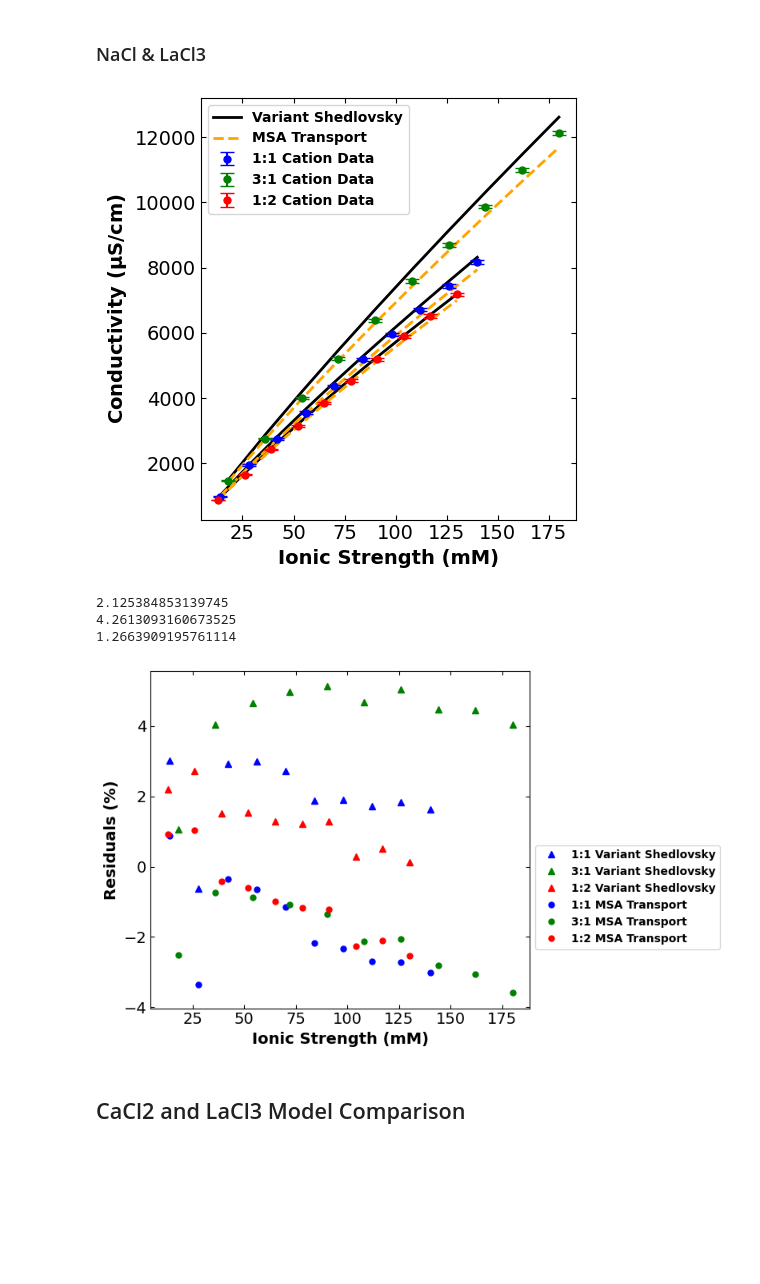
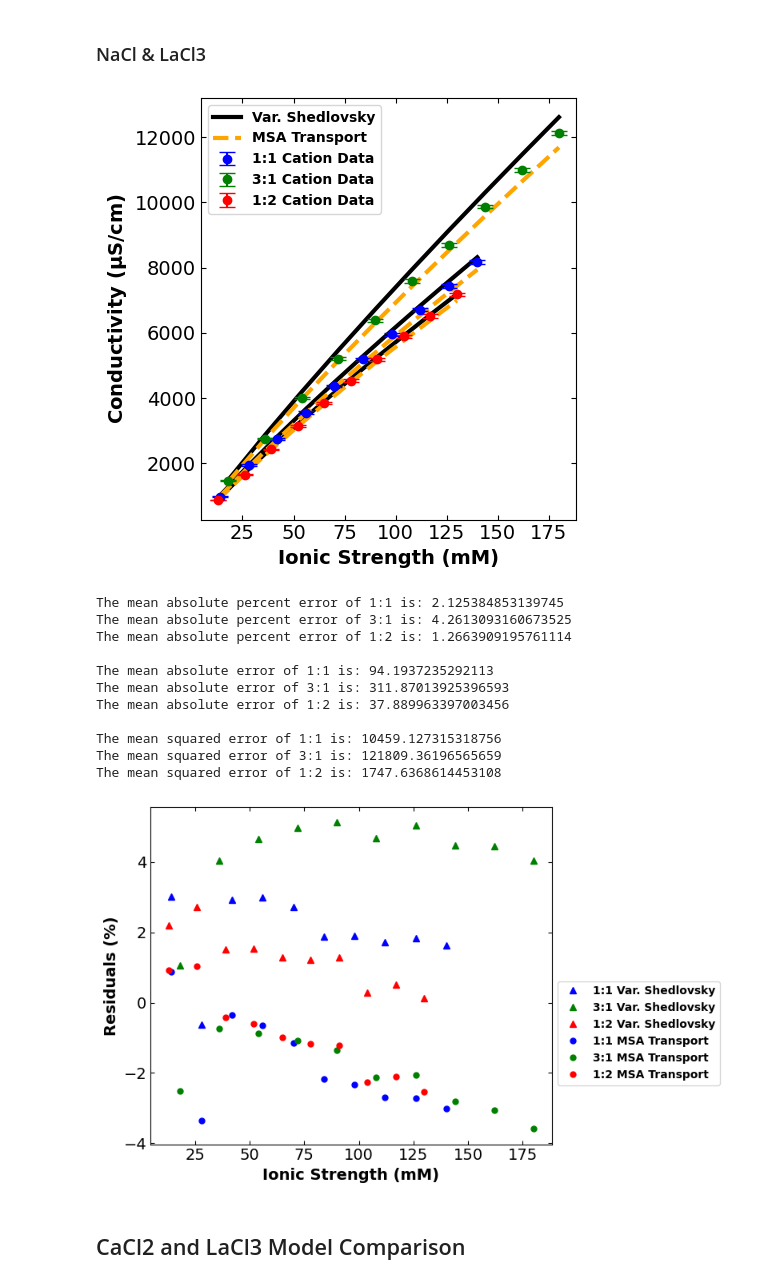
Before and after one commit to dowlinglab/salts-conductivity-modelling, a Jupyter notebook: Multicomponents-conductivity-paper.ipynb, the cells around one changed output. Saved outputs shown, nothing was run; the diff lists cells and outputs as text; code cells hidden in the pictures; blank space fills up the shorter version.

```diff
--- a/Multicomponents-conductivity-paper.ipynb
+++ b/Multicomponents-conductivity-paper.ipynb
@@ -489,20 +591,20 @@ specific_cond_23 = [specific_cond_nacl_23[i] + specific_cond_lacl3_13[i] for i i
 
 # making plot comparison of calculated and experimental conductivity of NaCl and CaCl2
 fig = plt.figure(figsize=(5, 5))
-plt.plot(ionic_strength_na_la_1_1, specific_cond_21, "-", color="black", linewidth=2, label="Variant Shedlovsky")
-plt.plot(ionic_strength_na_la_3_1, specific_cond_22, "-", linewidth=2, color="black")
-plt.plot(ionic_strength_na_la_1_2, specific_cond_23, "-", color="black", linewidth=2)
-plt.plot(ionic_strength_na_la_1_1, all_cond_calc_con3, "--", color="orange", linewidth=2, label="MSA Transport")
-plt.plot(ionic_strength_na_la_3_1, all_cond_calc_con32, "--", color="orange", linewidth=2)
-plt.plot(ionic_strength_na_la_1_2, all_cond_calc_con33, "--", color="orange", linewidth=2)
+plt.plot(ionic_strength_na_la_1_1, specific_cond_21, "-", color="black", linewidth=3, label="Var. Shedlovsky")
+plt.plot(ionic_strength_na_la_3_1, specific_cond_22, "-", linewidth=3, color="black")
+plt.plot(ionic_strength_na_la_1_2, specific_cond_23, "-", color="black", linewidth=3)
+plt.plot(ionic_strength_na_la_1_1, all_cond_calc_con3, "--", color="orange", linewidth=3, label="MSA Transport")
+plt.plot(ionic_strength_na_la_3_1, all_cond_calc_con32, "--", color="orange", linewidth=3)
+plt.plot(ionic_strength_na_la_1_2, all_cond_calc_con33, "--", color="orange", linewidth=3)
 plt.errorbar(
-    ionic_strength_na_la_1_1, cond_exp3, yerr=error_na_la_1_1, fmt='o', ecolor='blue', capsize=5, markersize=5, markerfacecolor='blue',
+    ionic_strength_na_la_1_1, cond_exp3, yerr=error_na_la_1_1, fmt='o', ecolor='blue', capsize=6, markersize=6, markerfacecolor='blue',
     markeredgecolor='blue', label='1:1 Cation Data')
 plt.errorbar(
-    ionic_strength_na_la_3_1, cond_exp32, yerr=error_na_la_3_1, fmt='o', ecolor='green', capsize=5, markersize=5, markerfacecolor='green',
+    ionic_strength_na_la_3_1, cond_exp32, yerr=error_na_la_3_1, fmt='o', ecolor='green', capsize=6, markersize=6, markerfacecolor='green',
     markeredgecolor='green', label='3:1 Cation Data')
 plt.errorbar(
-    ionic_strength_na_la_1_2, cond_exp33, yerr=error_na_la_1_2, fmt='o', ecolor='red', capsize=5, markersize=5, markerfacecolor='red',
+    ionic_strength_na_la_1_2, cond_exp33, yerr=error_na_la_1_2, fmt='o', ecolor='red', capsize=6, markersize=6, markerfacecolor='red',
     markeredgecolor='red', label='1:2 Cation Data')
 plt.xlabel("Ionic Strength (mM)", fontsize=14,fontweight='bold')
 plt.ylabel("Conductivity ($\mathbf{\mu}$S/cm)", fontsize=14,fontweight='bold')
@@ -514,7 +616,7 @@ plt.tight_layout()
 plt.savefig(r".\Paper_figures\msa_var_shed_na_la.png")
 plt.show()
 # %% [output]
-[figure, old version]
+[figure, new version]
 # %%
 # residuals for NaCl and LaCl3
 e3_2 = [specific_cond_21[i] - cond_exp3[i] for i in range(ndata4)]
@@ -523,39 +625,63 @@ e33_2 = [specific_cond_23[i] - cond_exp33[i] for i in range(ndata4)]
 # %%
 # residuals fraction
 residuals_percent3_2 = [100*e3_2[i]/cond_exp3[i] for i in range(ndata4)]
 residuals_percent32_2 = [100*e32_2[i]/cond_exp32[i] for i in range(ndata4)]
 residuals_percent33_2 = [100*e33_2[i]/cond_exp33[i] for i in range(ndata4)]
 
 # absolute value of relative error
 residuals_percent3_2_abs = [np.abs(residuals_percent3_2[i]) for i in range(ndata4)]
 residuals_percent32_2_abs = [np.abs(residuals_percent32_2[i]) for i in range(ndata4)]
 residuals_percent33_2_abs = [np.abs(residuals_percent33_2[i]) for i in range(ndata4)]
-print(np.mean(residuals_percent3_2_abs))
-print(np.mean(residuals_percent32_2_abs))
-print(np.mean(residuals_percent33_2_abs))
+print("The mean absolute percent error of 1:1 is:",np.mean(residuals_percent3_2_abs))
+print("The mean absolute percent error of 3:1 is:",np.mean(residuals_percent32_2_abs))
+print("The mean absolute percent error of 1:2 is:",np.mean(residuals_percent33_2_abs))
+
+# calculate the mean absolute error
+residuals_3_abs_shed = [np.abs(e3_2[i]) for i in range(ndata4)]
+residuals_32_abs_shed = [np.abs(e32_2[i]) for i in range(ndata4)]
+residuals_33_abs_shed = [np.abs(e33_2[i]) for i in range(ndata4)]
+print("\nThe mean absolute error of 1:1 is:",np.mean(residuals_3_abs_shed))
+print("The mean absolute error of 3:1 is:",np.mean(residuals_32_abs_shed))
+print("The mean absolute error of 1:2 is:",np.mean(residuals_33_abs_shed))
+
+# calculate the mean squared error
+sq_residuals_3_shed = [e3_2[i]**2 for i in range(ndata4)]
+sq_residuals_32_shed = [e32_2[i]**2 for i in range(ndata4)]
+sq_residuals_33_shed = [e33_2[i]**2 for i in range(ndata4)]
+print("\nThe mean squared error of 1:1 is:",np.mean(sq_residuals_3_shed))
+print("The mean squared error of 3:1 is:",np.mean(sq_residuals_32_shed))
+print("The mean squared error of 1:2 is:",np.mean(sq_residuals_33_shed))
 
 # making plots of residuals
 fig = plt.figure(figsize=(8, 5))
-plt.plot(ionic_strength_na_la_1_1, residuals_percent3_2, "^", color="blue", label="1:1 Variant Shedlovsky")
-plt.plot(ionic_strength_na_la_3_1, residuals_percent32_2, "^", color="green", label="3:1 Variant Shedlovsky")
-plt.plot(ionic_strength_na_la_1_2, residuals_percent33_2, "^", color="red", label="1:2 Variant Shedlovsky")
+plt.plot(ionic_strength_na_la_1_1, residuals_percent3_2, "^", color="blue", label="1:1 Var. Shedlovsky")
+plt.plot(ionic_strength_na_la_3_1, residuals_percent32_2, "^", color="green", label="3:1 Var. Shedlovsky")
+plt.plot(ionic_strength_na_la_1_2, residuals_percent33_2, "^", color="red", label="1:2 Var. Shedlovsky")
 plt.plot(ionic_strength_na_la_1_1, residuals_percent3, ".", markersize=10, color="blue", label="1:1 MSA Transport")
 plt.plot(ionic_strength_na_la_3_1, residuals_percent32, ".", markersize=10, color="green", label="3:1 MSA Transport")
 plt.plot(ionic_strength_na_la_1_2, residuals_percent33, ".", markersize=10, color="red", label="1:2 MSA Transport")
 plt.xlabel("Ionic Strength (mM)", fontsize=14,fontweight='bold')
 plt.ylabel("Residuals (%)", fontsize=14,fontweight='bold')
 plt.xticks(fontsize=14)
 plt.yticks(fontsize=14)
 plt.tick_params(direction="in",top=True, right=True)
 plt.legend(prop={"weight":"bold"}, bbox_to_anchor=(1, 0.5))
 plt.tight_layout()
 plt.savefig(r".\Paper_figures\msa_var_shed_na_la_residuals_per.png")
 plt.show()
 # %% [output]
-2.125384853139745
-4.2613093160673525
-1.2663909195761114
+The mean absolute percent error of 1:1 is: 2.125384853139745
+The mean absolute percent error of 3:1 is: 4.2613093160673525
+The mean absolute percent error of 1:2 is: 1.2663909195761114
+
+The mean absolute error of 1:1 is: 94.1937235292113
+The mean absolute error of 3:1 is: 311.87013925396593
+The mean absolute error of 1:2 is: 37.889963397003456
+
+The mean squared error of 1:1 is: 10459.127315318756
+The mean squared error of 3:1 is: 121809.36196565659
+The mean squared error of 1:2 is: 1747.6368614453108
-[figure, old version]
+[figure, new version]
 # %% [markdown]
 ## CaCl2 and LaCl3 Model Comparison
 # %% [markdown]
```
Also changed, not shown: parts of 7 cells of this notebook, 15 other files.
